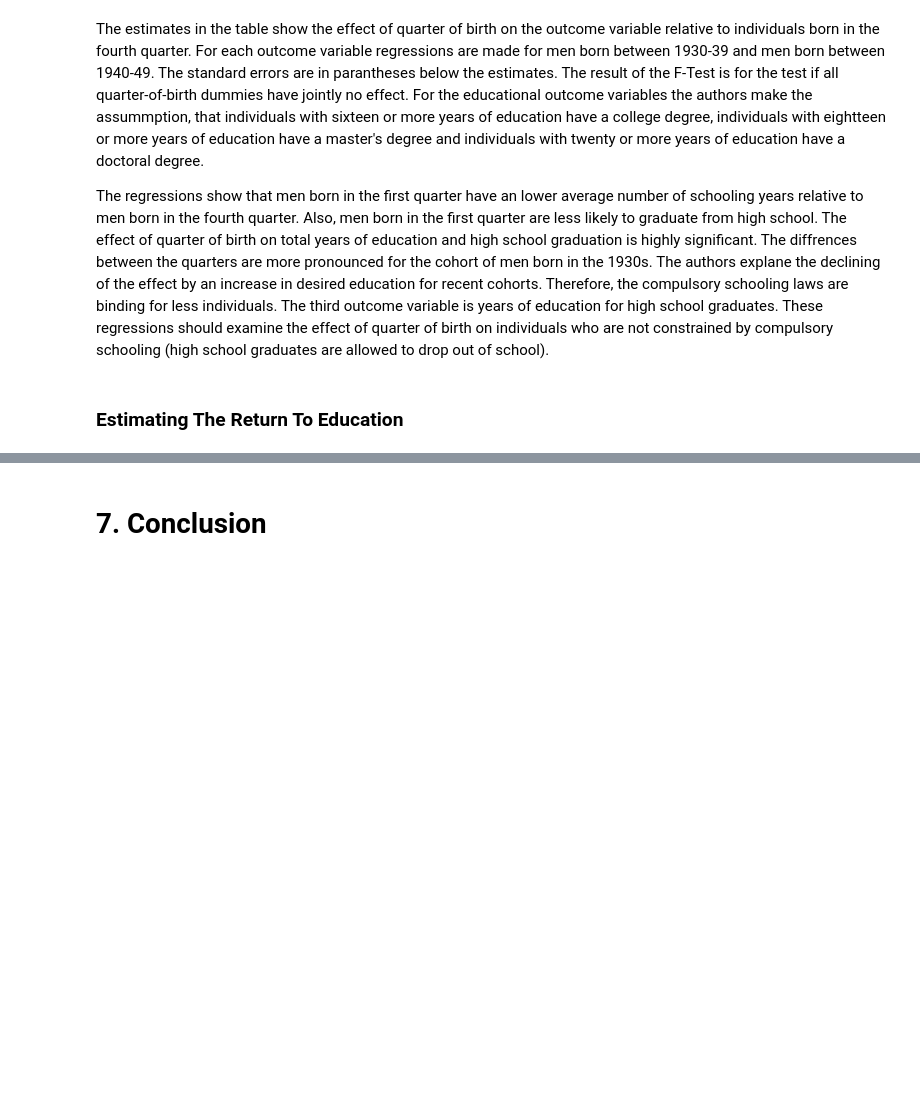
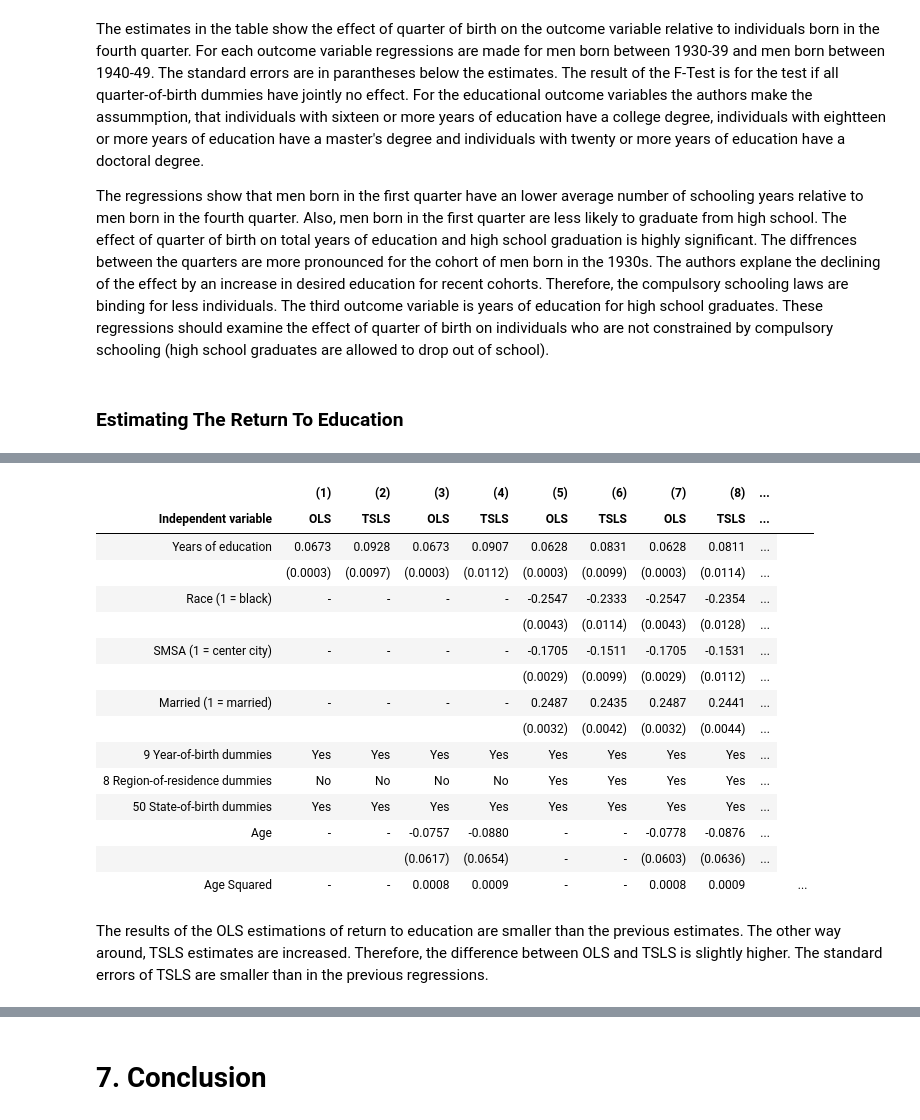
Before and after one commit to peisenha/microeconometrics-course-project-felix0496, a Jupyter notebook: Replication.ipynb, the cells around one changed output, grey strips where cells are left out. Drawn from its saved outputs; the diff is of its cells as text; code cells hidden in the pictures; blank space fills up the shorter version.

Commit message:
added 2sls estimates

```diff
--- a/Replication.ipynb
+++ b/Replication.ipynb
@@ -177,0 +182,8 @@ The third outcome variable is years of education for high school graduates. Thes
+# %%
+df70 = dhlp.get_df_census70()
+df70 = dhlp.add_quarter_of_birth_dummies(df70)
+df70 = df70.loc[(df70['YOB'] >= 1920) & (df70['YOB'] <= 1929)]
+
+df70_rslt = rgr.get_results_table_wald_estimates(df70)
+
+HTML(tbl.create_table_wald_estimates('Panel A: Wald Estimates for 1970 Census - Men Born 1920-1929', df70_rslt))
@@ -177,0 +201,8 @@ The third outcome variable is years of education for high school graduates. Thes
+# %%
+df80 = dhlp.get_df_census80_extract()
+df80 = dhlp.add_quarter_of_birth_dummies(df80)
+df80 = df80.loc[(df80['YOB'] >= 30) & (df80['YOB'] <= 39)]
+
+df80_rslt = rgr.get_results_table_wald_estimates(df80)
+
+HTML(tbl.create_table_wald_estimates('Panel B: Wald Estimates for 1980 Census - Men Born 1930-1939', df80_rslt))
@@ -177,0 +339,29 @@ The third outcome variable is years of education for high school graduates. Thes
+# %%
+###
+# Problems with memory can occur
+###
+
+df80 = dhlp.get_df_census80_extract()
+df80 = df80.loc[(df80['YOB'] >= 30) & (df80['YOB'] <= 39)]
+
+rslt = rgr.get_regression_results_ols_tls(df80, state_of_birth_dummies = True)
+HTML(tbl.create_table_ols_tls(rslt, state_of_birth_dummies = 50))
+# %% [output]
+|  | (1) | (2) | (3) | (4) | (5) | (6) | (7) | (8) | ... |
+| Independent variable | OLS | TSLS | OLS | TSLS | OLS | TSLS | OLS | TSLS | ... |
+| Years of education | 0.0673 | 0.0928 | 0.0673 | 0.0907 | 0.0628 | 0.0831 | 0.0628 | 0.0811 | ... |
+|  | (0.0003) | (0.0097) | (0.0003) | (0.0112) | (0.0003) | (0.0099) | (0.0003) | (0.0114) | ... |
+| Race (1 = black) | - | - | - | - | -0.2547 | -0.2333 | -0.2547 | -0.2354 | ... |
+|  |  |  |  |  | (0.0043) | (0.0114) | (0.0043) | (0.0128) | ... |
+| SMSA (1 = center city) | - | - | - | - | -0.1705 | -0.1511 | -0.1705 | -0.1531 | ... |
+|  |  |  |  |  | (0.0029) | (0.0099) | (0.0029) | (0.0112) | ... |
+| Married (1 = married) | - | - | - | - | 0.2487 | 0.2435 | 0.2487 | 0.2441 | ... |
+|  |  |  |  |  | (0.0032) | (0.0042) | (0.0032) | (0.0044) | ... |
+| 9 Year-of-birth dummies | Yes | Yes | Yes | Yes | Yes | Yes | Yes | Yes | ... |
+| 8 Region-of-residence dummies | No | No | No | No | Yes | Yes | Yes | Yes | ... |
+| 50 State-of-birth dummies | Yes | Yes | Yes | Yes | Yes | Yes | Yes | Yes | ... |
+| Age | - | - | -0.0757 | -0.0880 | - | - | -0.0778 | -0.0876 | ... |
+|  |  |  | (0.0617) | (0.0654) | - | - | (0.0603) | (0.0636) | ... |
+| Age Squared | - | - | 0.0008 | 0.0009 | - | - | 0.0008 | 0.0009 |  |  | ... |
+# %% [markdown]
+The results of the OLS estimations of return to education are smaller than the previous estimates. The other way around, TSLS estimates are increased. Therefore, the difference between OLS and TSLS is slightly higher. The standard errors of TSLS are smaller than in the previous regressions.
```
Also changed, not shown: parts of 43 cells of this notebook, 9 other files.
